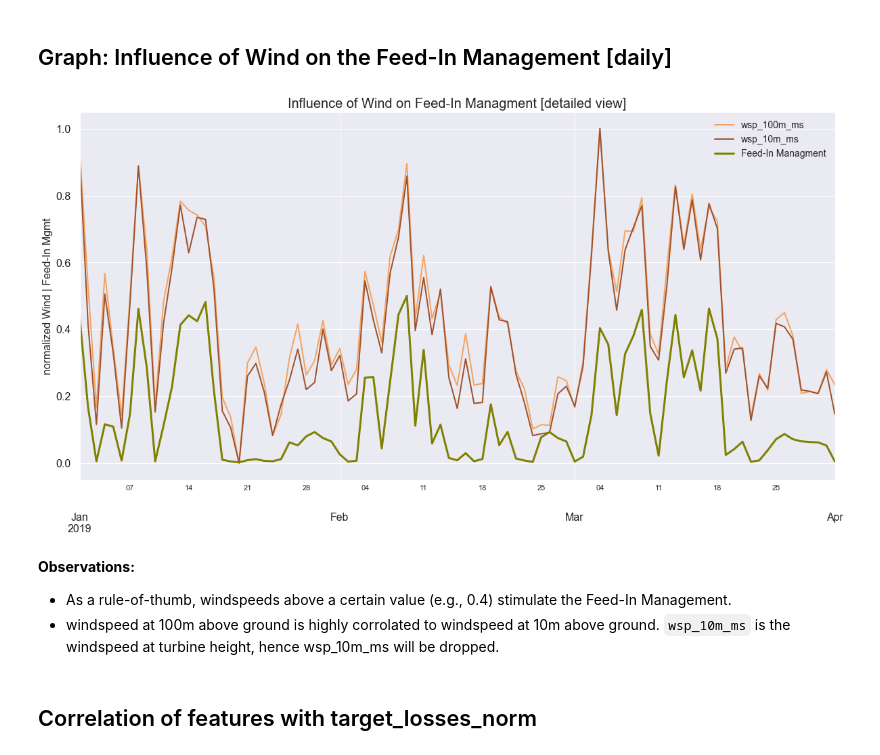
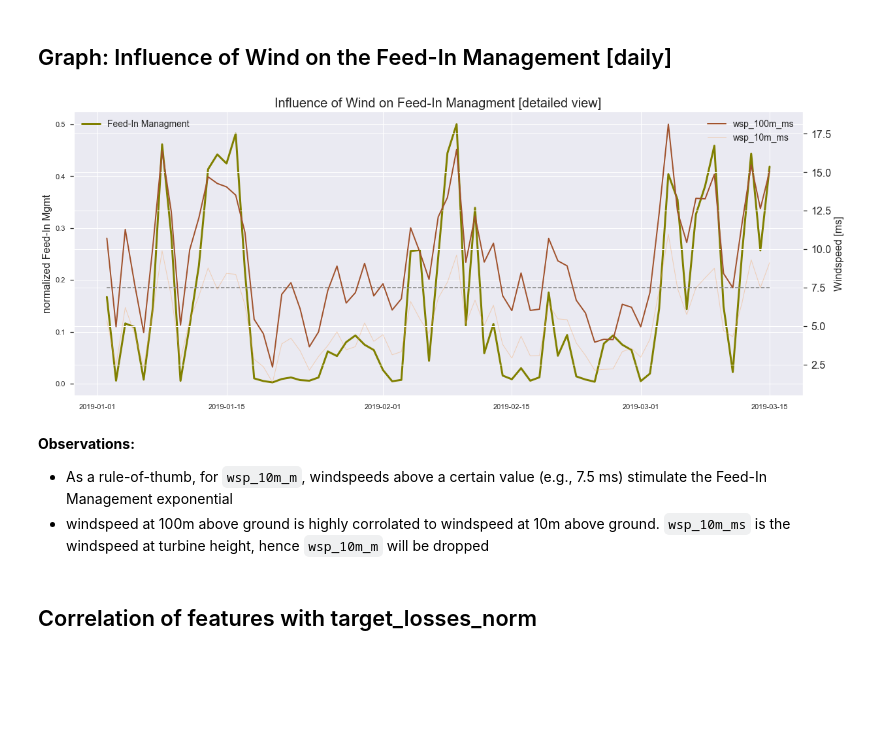
Before and after one commit to JonJae/TimeSeriesPrediction_FeedInMngmt, a Jupyter notebook: FeedInMngmt_EDA.ipynb, the cells around one changed output. Saved outputs shown, nothing was run; the diff lists cells and outputs as text; code cells hidden in the pictures; blank space fills up the shorter version.

Commit message:
Graph: Influence of Wind on the Feed-In Management [daily]

```diff
--- a/FeedInMngmt_EDA.ipynb
+++ b/FeedInMngmt_EDA.ipynb
@@ -501,43 +501,45 @@ plt.show;
 ## Graph: Influence of Wind on the Feed-In Management [daily]
 # %%
 ###### DATA SELECTION ######
-start_index = pd.to_datetime("2019-01-01 00:00:00")
-end_index = pd.to_datetime("2019-04-01 00:00:00")
+start_index = pd.to_datetime("2019-01-02 00:00:00")
+end_index = pd.to_datetime("2019-03-15 00:00:00")
 #reduced timeframe
 df_reduced = df[(df.index <= end_index) & (df.index >= start_index)]
-#windspeed resampling and normalisation
+#resampling
 weekly_wsp_100 = df_reduced['wsp_100m_ms'].resample('D').mean()
-weekly_wsp_100 = (weekly_wsp_100-weekly_wsp_100.min())/(weekly_wsp_100.max()-weekly_wsp_100.min())
 weekly_wsp_10 = df_reduced['wsp_10m_ms'].resample('D').mean()
-weekly_wsp_10 = (weekly_wsp_10-weekly_wsp_10.min())/(weekly_wsp_10.max()-weekly_wsp_10.min())
-#loss resampling
 weekly_loss = df_reduced['target_losses_norm'].resample('D').mean()
+
 ###### DATA PLOTTING ######
-fig, ax = plt.subplots(figsize=(20,10))
-weekly_wsp_100.plot(label='wsp_100m_ms',color='sandybrown', lw=2)
-weekly_wsp_10.plot(label='wsp_10m_ms',color='sienna', lw=2)
-weekly_loss.plot(label='Feed-In Managment',color='olive',  lw=3)
-
-
-###### PLOT SETTINGS #######
-plt.ylabel('normalized Wind | Feed-In Mgmt', fontsize=16)
+fig, ax1 = plt.subplots(figsize=(20,8))
+#left axis
+ax1.set_ylabel('normalized Feed-In Mgmt', fontsize=16)
+ax1.plot(weekly_loss, label='Feed-In Managment',color='olive',  lw=3)
+ax1.legend(loc='upper left', fontsize=14)
+#right axis
+ax2 = ax1.twinx()
+ax2.plot(weekly_wsp_100, label='wsp_100m_ms',color='sienna', lw=2)
+ax2.plot(weekly_wsp_10, label='wsp_10m_ms',color='sandybrown', lw=1, alpha=0.4)
+ax2.legend(loc='upper right', fontsize=14)
+ax2.set_ylabel('Windspeed [ms]', fontsize=16)
+ax2.legend(loc='upper right', fontsize=14)
+#general settings
 plt.tick_params(labelsize=16)
 plt.title('Influence of Wind on Feed-In Managment [detailed view]', fontsize=20)
-plt.legend(loc='upper right', fontsize=14)
+plt.hlines(7.5, start_index, end_index, linestyles='dashed', colors = 'grey')
 
 ### CLEANING WORKSPACE ###
 del weekly_wsp_100, weekly_wsp_10, weekly_loss
 
-
 ###### OUTPUT #######
 plt.savefig('figures/wind_FeedIn_detail.png', bbox_inches='tight', transparent=True)
 plt.show;
 # %% [output]
-[figure, old version]
+[figure, new version]
 # %% [markdown]
 **Observations:**
-- As a rule-of-thumb, windspeeds above a certain value (e.g., 0.4) stimulate the Feed-In Management.
-- windspeed at 100m above ground is highly corrolated to windspeed at 10m above ground. `wsp_10m_ms` is the windspeed at turbine height, hence wsp_10m_ms will be dropped.
+- As a rule-of-thumb, for `wsp_10m_m`, windspeeds above a certain value (e.g., 7.5 ms) stimulate the Feed-In Management exponential
+- windspeed at 100m above ground is highly corrolated to windspeed at 10m above ground. `wsp_10m_ms` is the windspeed at turbine height, hence `wsp_10m_m` will be dropped
 # %% [markdown]
 ## Correlation of features with target_losses_norm
 # %% [markdown]
```
Also changed, not shown: 1 other file.
